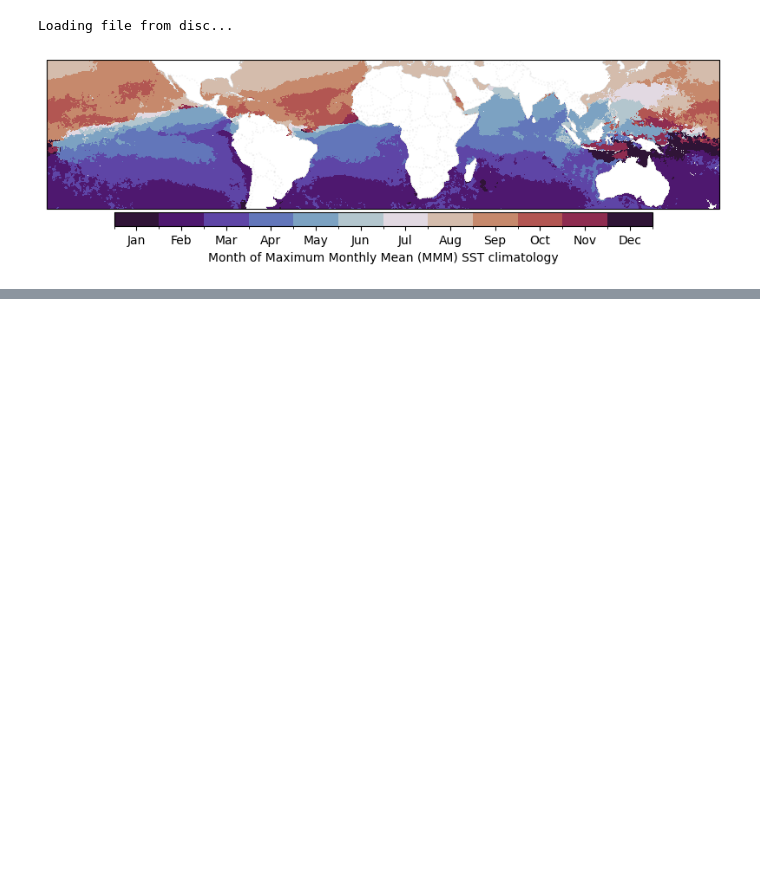
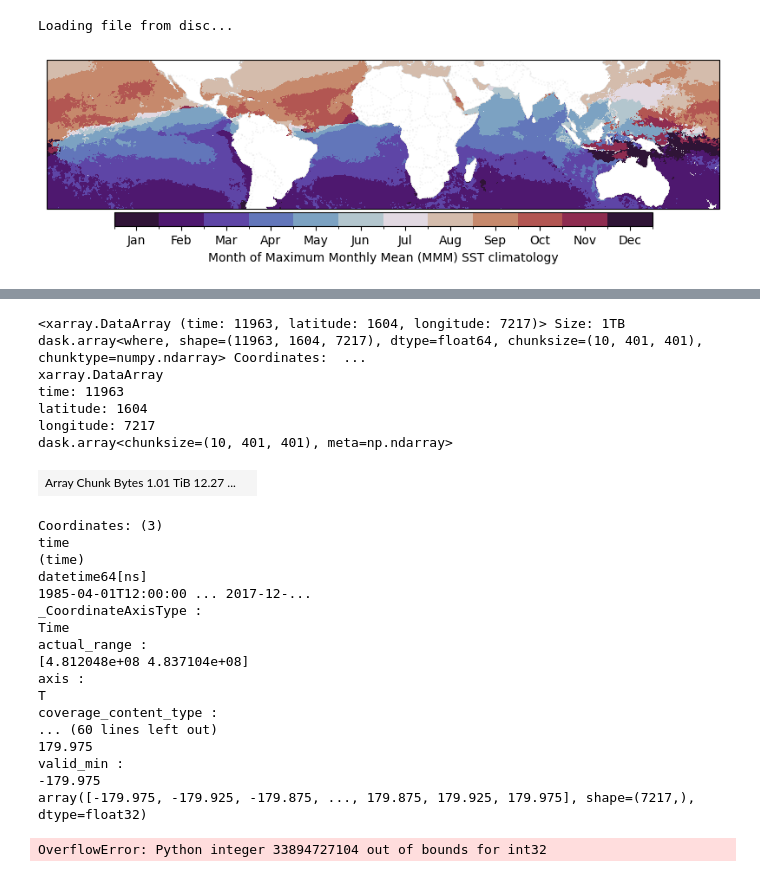
Before and after one commit to orlando-code/bleachbench, a Jupyter notebook: notebooks/dev/climatology.ipynb, the cells around one changed output, grey strips where cells are left out. Cells and saved outputs as stored; diff of their text form; code cells hidden in the pictures; blank space fills up the shorter version.

```diff
--- a/notebooks/dev/climatology.ipynb
+++ b/notebooks/dev/climatology.ipynb
@@ -169,0 +201,27 @@ plt.show()
+# %%
+dhw_hotspot
+# %% [output]
+<xarray.DataArray (time: 11963, latitude: 1604, longitude: 7217)> Size: 1TB dask.array<where, shape=(11963, 1604, 7217), dtype=float64, chunksize=(10, 401, 401), chunktype=numpy.ndarray> Coordinates:  ...
+xarray.DataArray
+time: 11963
+latitude: 1604
+longitude: 7217
+dask.array<chunksize=(10, 401, 401), meta=np.ndarray>
+| Array Chunk Bytes 1.01 TiB 12.27 ... |  |
+Coordinates: (3)
+time
+(time)
+datetime64[ns]
+1985-04-01T12:00:00 ... 2017-12-...
+_CoordinateAxisType :
+Time
+actual_range :
+[4.812048e+08 4.837104e+08]
+axis :
+T
+coverage_content_type :
+... (60 lines left out)
+179.975
+valid_min :
+-179.975
+array([-179.975, -179.925, -179.875, ..., 179.875, 179.925, 179.975], shape=(7217,), dtype=float32)
@@ -169,0 +234,28 @@ plt.show()
+# %%
+# Calculate and save DHW split by year in the processed folder
+import os
+
+processed_dir = config.crw_sst_dir / "processed"
+processed_dir.mkdir(exist_ok=True, parents=True)
+
+years = dhw["time.year"].values
+years_unique = sorted(set(years))
+
+dhw_yearly_files = []
+for year in tqdm(years_unique):
+    year_slice = dhw.sel(time=str(year))
+    save_fp = processed_dir / f"dhw_{year}.nc"
+    dhw_yearly_files.append(save_fp)
+    if not save_fp.exists():
+        # Use chunking to keep file sizes sane
+        # Save as DataArray with a clear variable name, or Dataset if preferred
+        year_slice.to_netcdf(save_fp)
+
+# Optionally, reload DHW by concatenating from yearly files, if needed for analysis
+import xarray as xa
+dhw = xa.open_mfdataset(
+    [str(fp) for fp in dhw_yearly_files],
+    combine="by_coords"
+)
+# %% [output]
+OverflowError: Python integer 33894727104 out of bounds for int32
```
Also changed, not shown: parts of 8 cells of this notebook, 1 other file.
